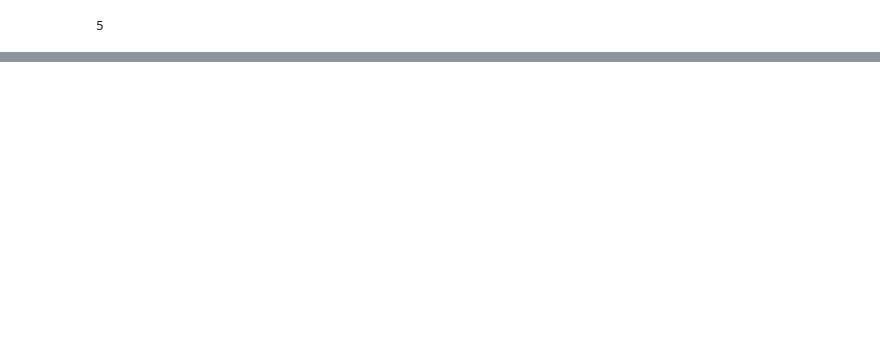
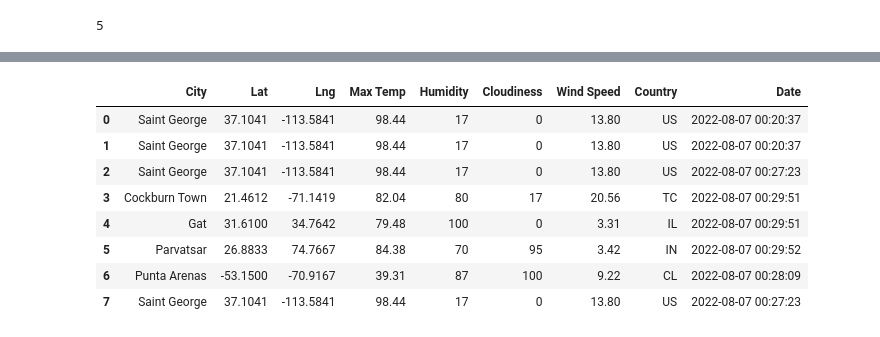
Before and after one commit to azkatieb/World_Weather_Analysis, a Jupyter notebook: WeatherPy.ipynb, the cells around one changed output, grey strips where cells are left out. Cells and saved outputs as stored; diff of their text form; code cells hidden in the pictures; blank space fills up the shorter version.

Commit message:
updated API data

```diff
--- a/WeatherPy.ipynb
+++ b/WeatherPy.ipynb
@@ -39,2 +39,6 @@ for coordinate in coordinates:
 # %%
 from citipy import citipy
+# %%
+# Starting URL for Weather Map API Call.
+url = "http://api.openweathermap.org/data/2.5/weather?units=Imperial&APPID=" + weather_api_key
+print(url)
@@ -62,0 +79,10 @@ len(cities)
+# %%
+# Create an empty list to hold the weather data.
+city_data = []
+# Print the beginning of the logging.
+print("Beginning Data Retrieval     ")
+print("-----------------------------")
+
+# Create counters.
+record_count = 1
+set_count = 1
@@ -62,0 +92,12 @@ len(cities)
+# %%
+# Loop through all the cities in our list.
+for i in range(len(cities)):
+
+    # Group cities in sets of 50 for logging purposes.
+    if (i % 50 == 0 and i >= 50):
+        set_count += 1
+        record_count = 1
+        time.sleep(60)
+
+    # Create endpoint URL with each city.
+    city_url = url + "&q=" + cities[i]
@@ -62,0 +165,14 @@ len(cities)
+# %%
+# Convert the array of dictionaries to a Pandas DataFrame.
+city_data_df = pd.DataFrame(city_data)
+city_data_df.head(10)
+# %% [output]
+|  | City | Lat | Lng | Max Temp | Humidity | Cloudiness | Wind Speed | Country | Date |
+| 0 | Saint George | 37.1041 | -113.5841 | 98.44 | 17 | 0 | 13.80 | US | 2022-08-07 00:20:37 |
+| 1 | Saint George | 37.1041 | -113.5841 | 98.44 | 17 | 0 | 13.80 | US | 2022-08-07 00:20:37 |
+| 2 | Saint George | 37.1041 | -113.5841 | 98.44 | 17 | 0 | 13.80 | US | 2022-08-07 00:27:23 |
+| 3 | Cockburn Town | 21.4612 | -71.1419 | 82.04 | 80 | 17 | 20.56 | TC | 2022-08-07 00:29:51 |
+| 4 | Gat | 31.6100 | 34.7642 | 79.48 | 100 | 0 | 3.31 | IL | 2022-08-07 00:29:51 |
+| 5 | Parvatsar | 26.8833 | 74.7667 | 84.38 | 70 | 95 | 3.42 | IN | 2022-08-07 00:29:52 |
+| 6 | Punta Arenas | -53.1500 | -70.9167 | 39.31 | 87 | 100 | 9.22 | CL | 2022-08-07 00:28:09 |
+| 7 | Saint George | 37.1041 | -113.5841 | 98.44 | 17 | 0 | 13.80 | US | 2022-08-07 00:27:23 |
```
Also changed, not shown: parts of 7 cells of this notebook, 3 other files.
